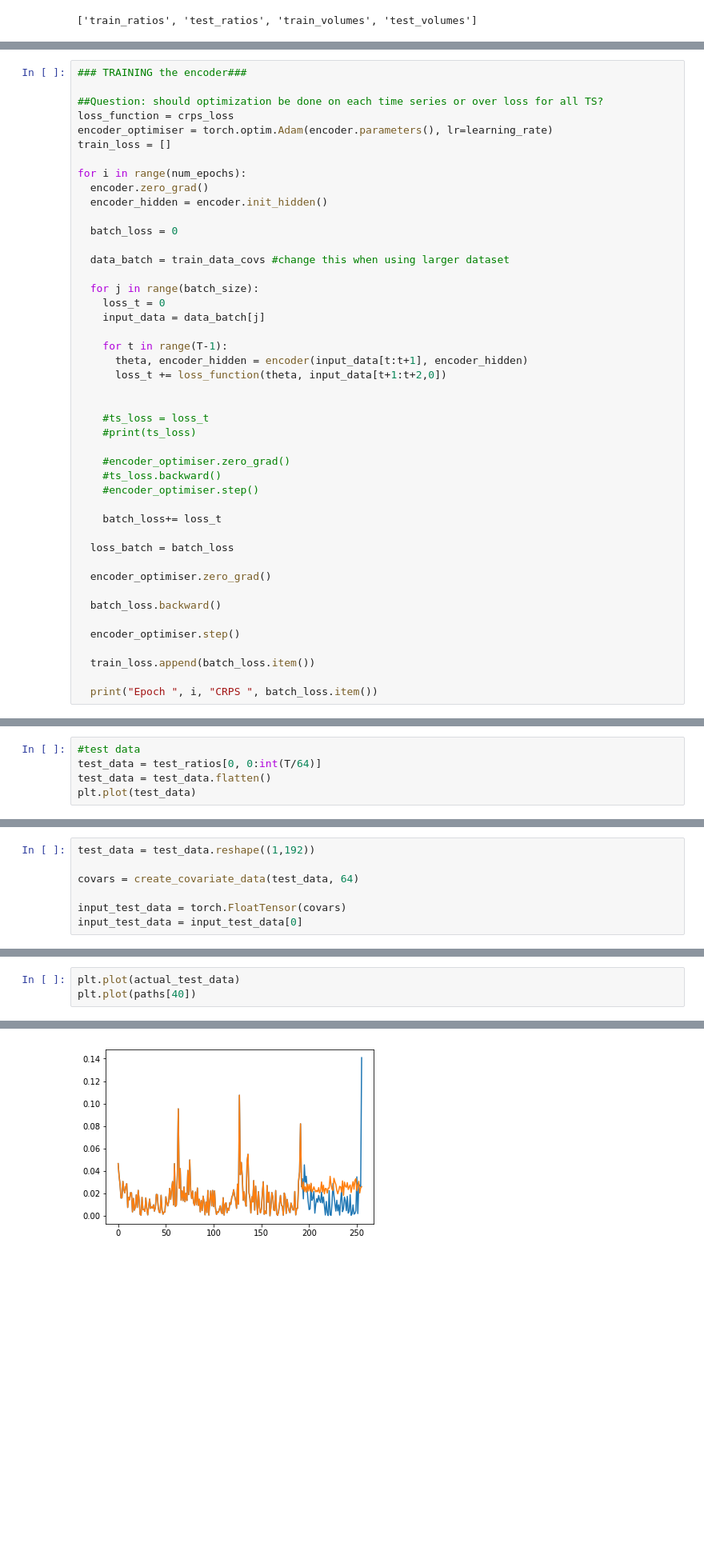
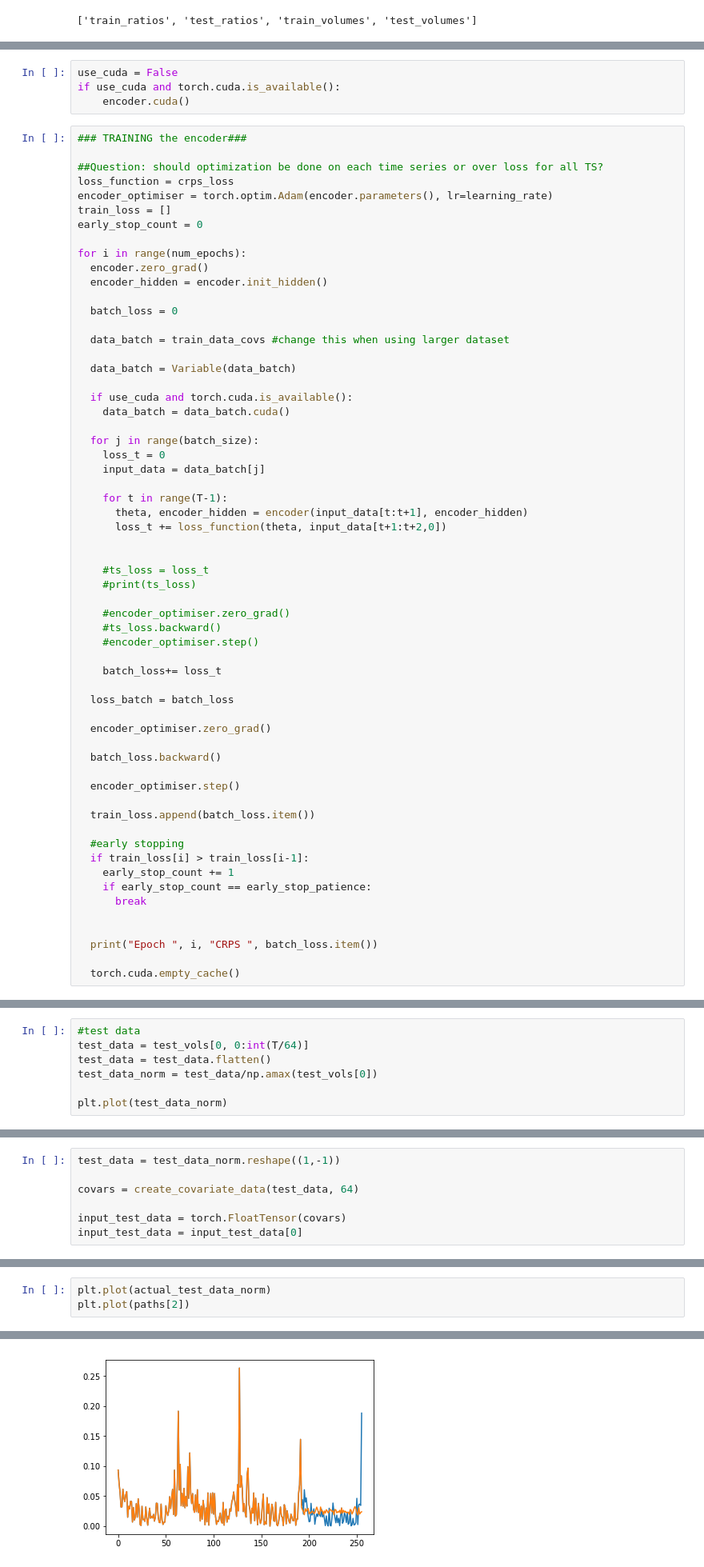
Before and after one commit to emilyj19/TS, a Jupyter notebook: SQF_RNN_model.ipynb, the cells around one changed output, grey strips where cells are left out. Shown: that part at 80% size. Saved outputs shown, nothing was run; the diff lists cells and outputs as text; blank space fills up the shorter version.

```diff
--- a/SQF_RNN_model.ipynb
+++ b/SQF_RNN_model.ipynb
@@ -201,6 +226,10 @@ Encoder(
   (linear): Linear(in_features=80, out_features=80, bias=True)
   (dense): Linear(in_features=80, out_features=1, bias=True)
 )
+# %%
+use_cuda = False
+if use_cuda and torch.cuda.is_available():
+    encoder.cuda()
 # %%
 ### TRAINING the encoder###
 
@@ -208,6 +237,7 @@ Encoder(
 loss_function = crps_loss
 encoder_optimiser = torch.optim.Adam(encoder.parameters(), lr=learning_rate)
 train_loss = []
+early_stop_count = 0
 
 for i in range(num_epochs):
   encoder.zero_grad()
@@ -216,6 +246,11 @@ for i in range(num_epochs):
   batch_loss = 0
 
   data_batch = train_data_covs #change this when using larger dataset
+
+  data_batch = Variable(data_batch)
+
+  if use_cuda and torch.cuda.is_available():
+    data_batch = data_batch.cuda()
 
   for j in range(batch_size):
     loss_t = 0
@@ -245,5 +280,14 @@ for i in range(num_epochs):
 
   train_loss.append(batch_loss.item())
 
+  #early stopping
+  if train_loss[i] > train_loss[i-1]:
+    early_stop_count += 1
+    if early_stop_count == early_stop_patience:
+      break
+
+
   print("Epoch ", i, "CRPS ", batch_loss.item())
+
+  torch.cuda.empty_cache()
 # %% [output]
@@ -269,7 +311,9 @@ plt.plot(train_loss)
 # %%
 #test data
-test_data = test_ratios[0, 0:int(T/64)]
+test_data = test_vols[0, 0:int(T/64)]
 test_data = test_data.flatten()
-plt.plot(test_data)
+test_data_norm = test_data/np.amax(test_vols[0])
+
+plt.plot(test_data_norm)
 # %% [output]
 [<matplotlib.lines.Line2D at 0x...>]
@@ -277,5 +321,5 @@ plt.plot(test_data)
 # %%
-test_data = test_data.reshape((1,192))
+test_data = test_data_norm.reshape((1,-1))
 
 covars = create_covariate_data(test_data, 64)
 
@@ -319,7 +374,7 @@ with torch.no_grad():
 # %%
-plt.plot(actual_test_data)
-plt.plot(paths[40])
+plt.plot(actual_test_data_norm)
+plt.plot(paths[2])
 # %% [output]
 [<matplotlib.lines.Line2D at 0x...>]
-[figure, old version]
+[figure, new version]
 # %%
```
Also changed, not shown: parts of 16 cells of this notebook.
